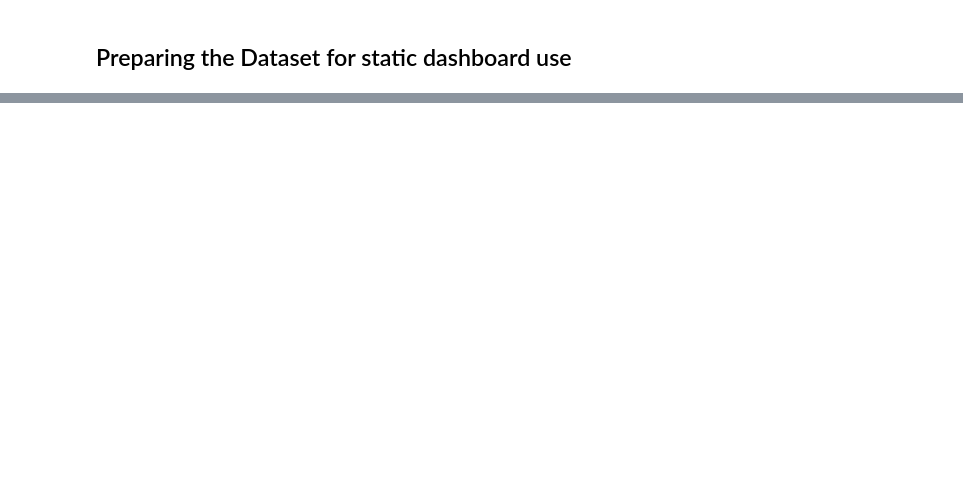
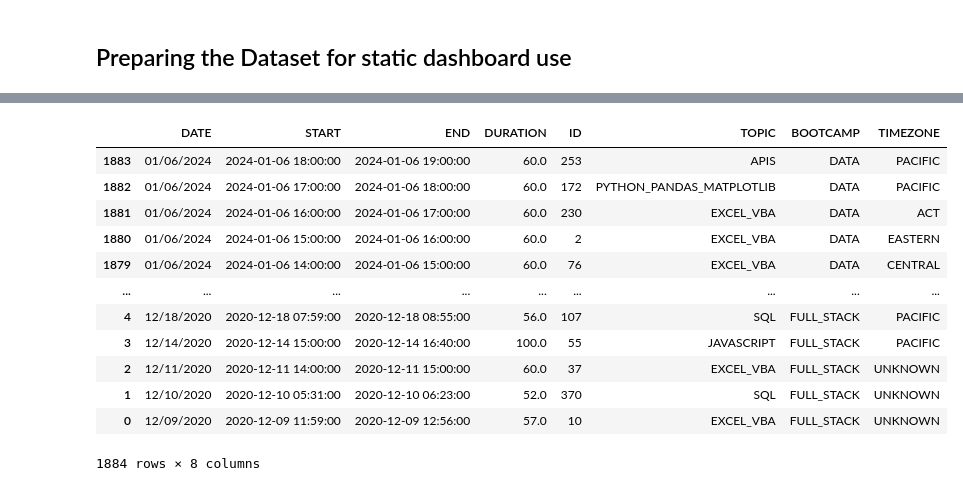
Before and after one commit to de-mark/tutoring_dashboard, a Jupyter notebook: src/data/data_cleaning.ipynb, the cells around one changed output, grey strips where cells are left out. Cells and saved outputs as stored; diff of their text form; code cells hidden in the pictures; blank space fills up the shorter version.

```diff
--- a/src/data/data_cleaning.ipynb
+++ b/src/data/data_cleaning.ipynb
@@ -512,2 +513,18 @@ memory usage: 131.3+ KB
+# %%
+final_merged.sort_values("END", ascending=False)
+# %% [output]
+|  | DATE | START | END | DURATION | ID | TOPIC | BOOTCAMP | TIMEZONE |
+| 1883 | 01/06/2024 | 2024-01-06 18:00:00 | 2024-01-06 19:00:00 | 60.0 | 253 | APIS | DATA | PACIFIC |
+| 1882 | 01/06/2024 | 2024-01-06 17:00:00 | 2024-01-06 18:00:00 | 60.0 | 172 | PYTHON_PANDAS_MATPLOTLIB | DATA | PACIFIC |
+| 1881 | 01/06/2024 | 2024-01-06 16:00:00 | 2024-01-06 17:00:00 | 60.0 | 230 | EXCEL_VBA | DATA | ACT |
+| 1880 | 01/06/2024 | 2024-01-06 15:00:00 | 2024-01-06 16:00:00 | 60.0 | 2 | EXCEL_VBA | DATA | EASTERN |
+| 1879 | 01/06/2024 | 2024-01-06 14:00:00 | 2024-01-06 15:00:00 | 60.0 | 76 | EXCEL_VBA | DATA | CENTRAL |
+| ... | ... | ... | ... | ... | ... | ... | ... | ... |
+| 4 | 12/18/2020 | 2020-12-18 07:59:00 | 2020-12-18 08:55:00 | 56.0 | 107 | SQL | FULL_STACK | PACIFIC |
+| 3 | 12/14/2020 | 2020-12-14 15:00:00 | 2020-12-14 16:40:00 | 100.0 | 55 | JAVASCRIPT | FULL_STACK | PACIFIC |
+| 2 | 12/11/2020 | 2020-12-11 14:00:00 | 2020-12-11 15:00:00 | 60.0 | 37 | EXCEL_VBA | FULL_STACK | UNKNOWN |
+| 1 | 12/10/2020 | 2020-12-10 05:31:00 | 2020-12-10 06:23:00 | 52.0 | 370 | SQL | FULL_STACK | UNKNOWN |
+| 0 | 12/09/2020 | 2020-12-09 11:59:00 | 2020-12-09 12:56:00 | 57.0 | 10 | EXCEL_VBA | FULL_STACK | UNKNOWN |
+1884 rows × 8 columns
 # %%
 final_merged.to_csv("./clean/full.csv", index=False)
```
Also changed, not shown: parts of 18 cells of this notebook, 6 other files.
